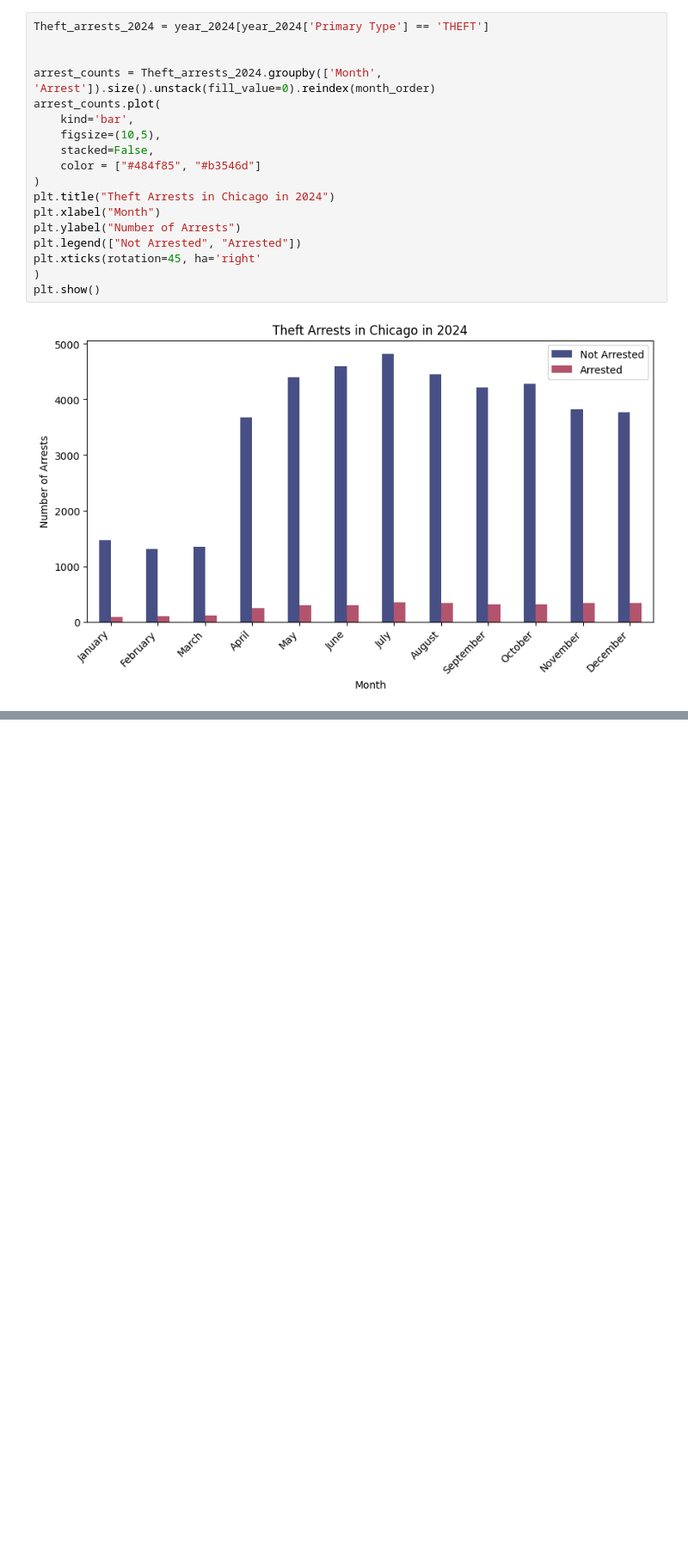
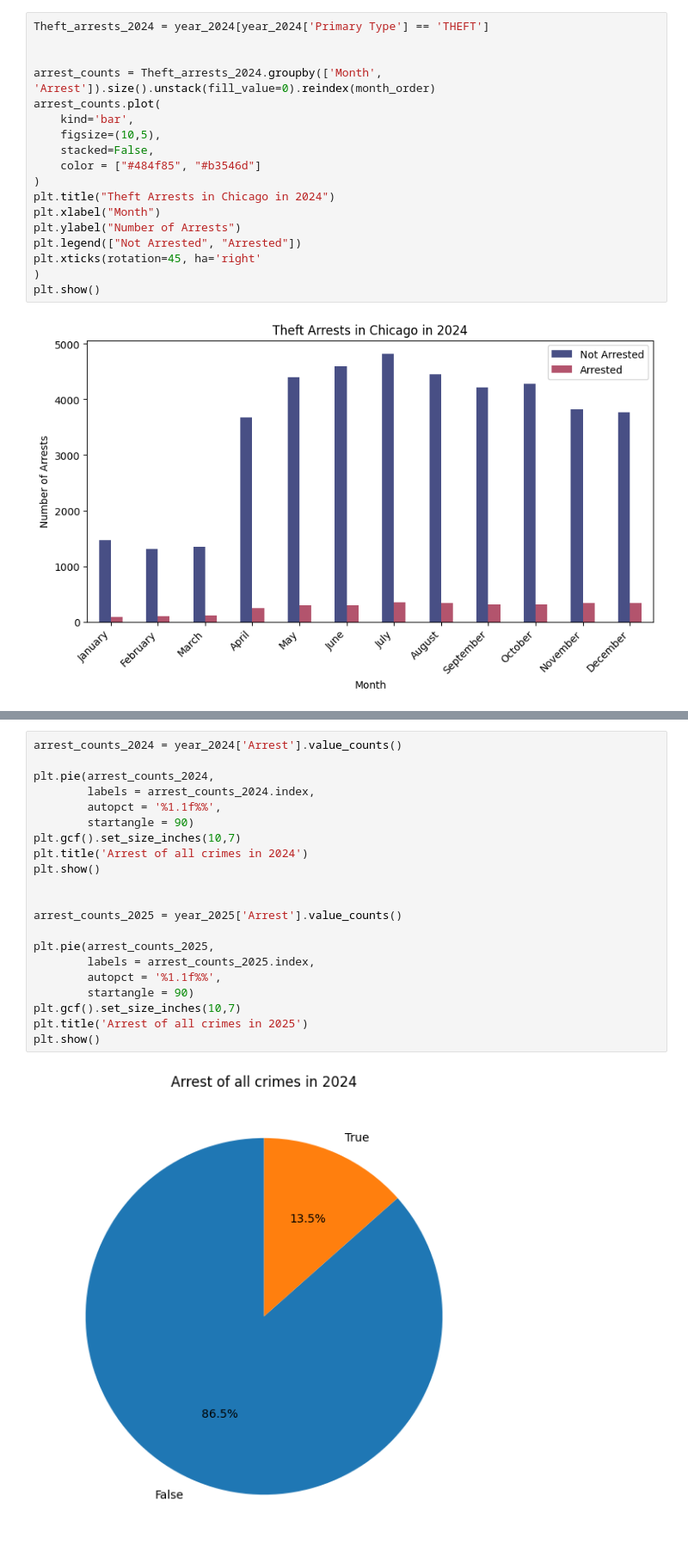
Before and after one commit to Jon-markus/ELEC03_DeVilla_HANDS_ON_MIDTERM, a Jupyter notebook: MidTerm Hands_On_De Villa.ipynb, the cells around one changed output, grey strips where cells are left out. Shown: that part at 86% size. Drawn from its saved outputs; the diff is of its cells as text; blank space fills up the shorter version.

```diff
--- a/MidTerm Hands_On_De Villa.ipynb
+++ b/MidTerm Hands_On_De Villa.ipynb
@@ -362,0 +370,23 @@ plt.show()
+# %%
+arrest_counts_2024 = year_2024['Arrest'].value_counts()
+
+plt.pie(arrest_counts_2024,
+        labels = arrest_counts_2024.index,
+        autopct = '%1.1f%%',
+        startangle = 90)
+plt.gcf().set_size_inches(10,7)
+plt.title('Arrest of all crimes in 2024')
+plt.show()
+
+
+arrest_counts_2025 = year_2025['Arrest'].value_counts()
+
+plt.pie(arrest_counts_2025,
+        labels = arrest_counts_2025.index,
+        autopct = '%1.1f%%',
+        startangle = 90)
+plt.gcf().set_size_inches(10,7)
+plt.title('Arrest of all crimes in 2025')
+plt.show()
+# %% [output]
+[figure, added]
```
Also changed, not shown: parts of 10 cells of this notebook.
